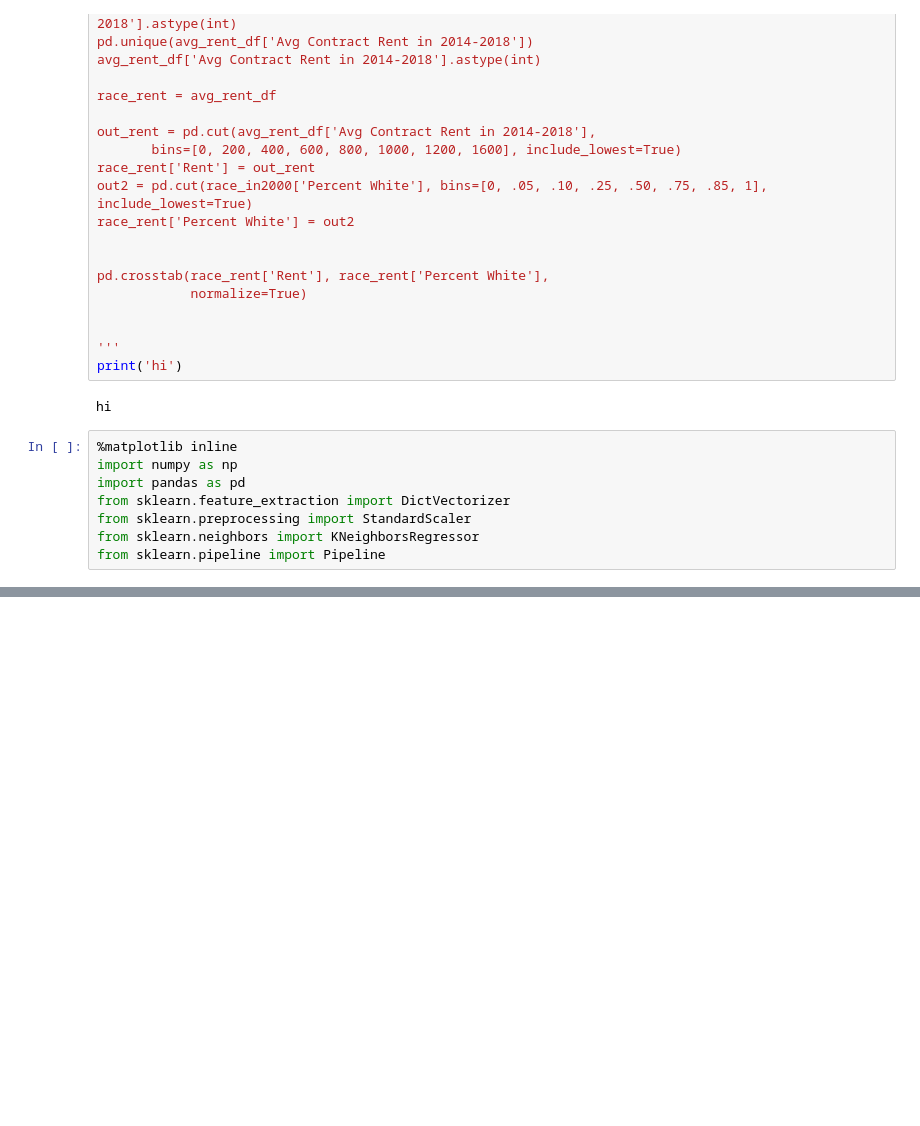
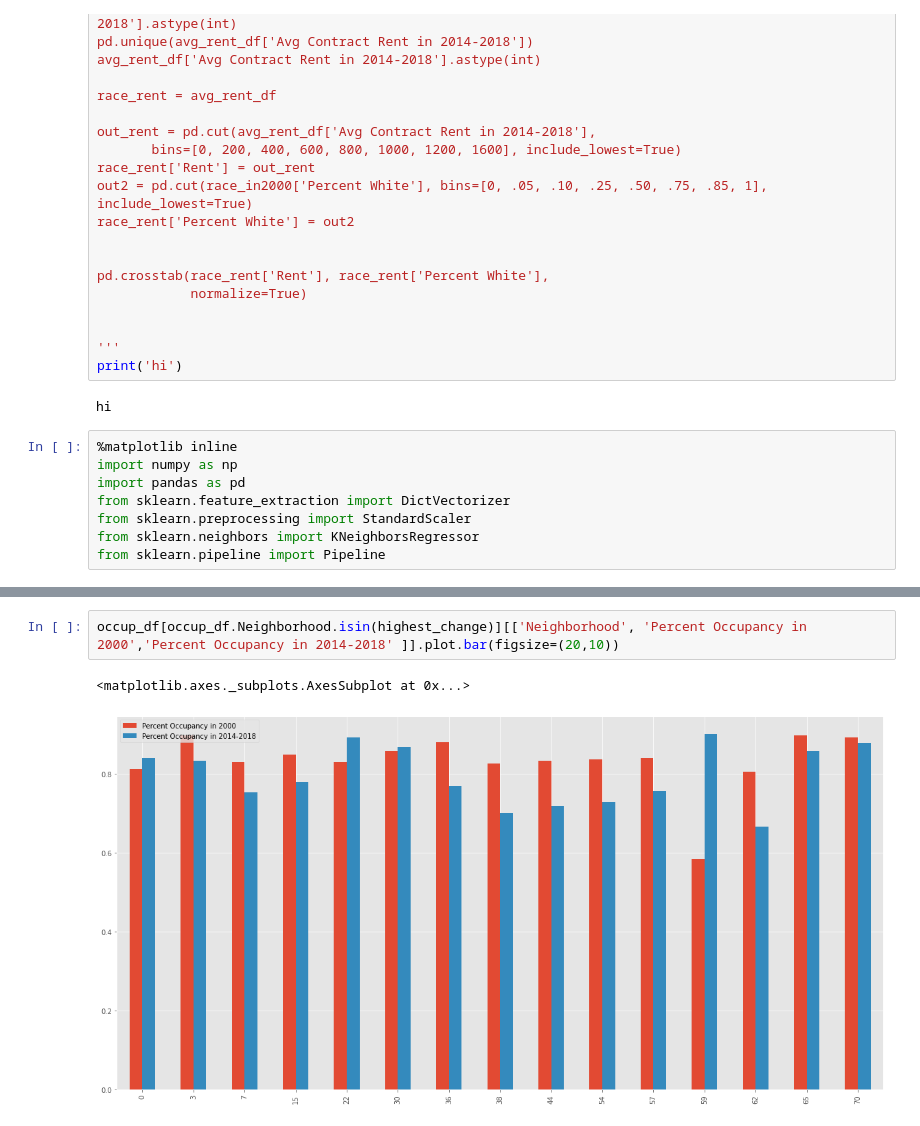
Before and after one commit to leosimanonok/DataScienceFinalTutorial, a Jupyter notebook: Leah.ipynb, the cells around one changed output, grey strips where cells are left out. Saved outputs shown, nothing was run; the diff lists cells and outputs as text; blank space fills up the shorter version.

```diff
--- a/Leah.ipynb
+++ b/Leah.ipynb
@@ -1105,0 +827,5 @@ KeyError: "None of ['Census Tract'] are in the columns"
+# %%
+occup_df[occup_df.Neighborhood.isin(highest_change)][['Neighborhood', 'Percent Occupancy in 2000','Percent Occupancy in 2014-2018' ]].plot.bar(figsize=(20,10))
+# %% [output]
+<matplotlib.axes._subplots.AxesSubplot at 0x...>
+[figure, added]
```
Also changed, not shown: parts of 26 cells of this notebook, 2 other files.
